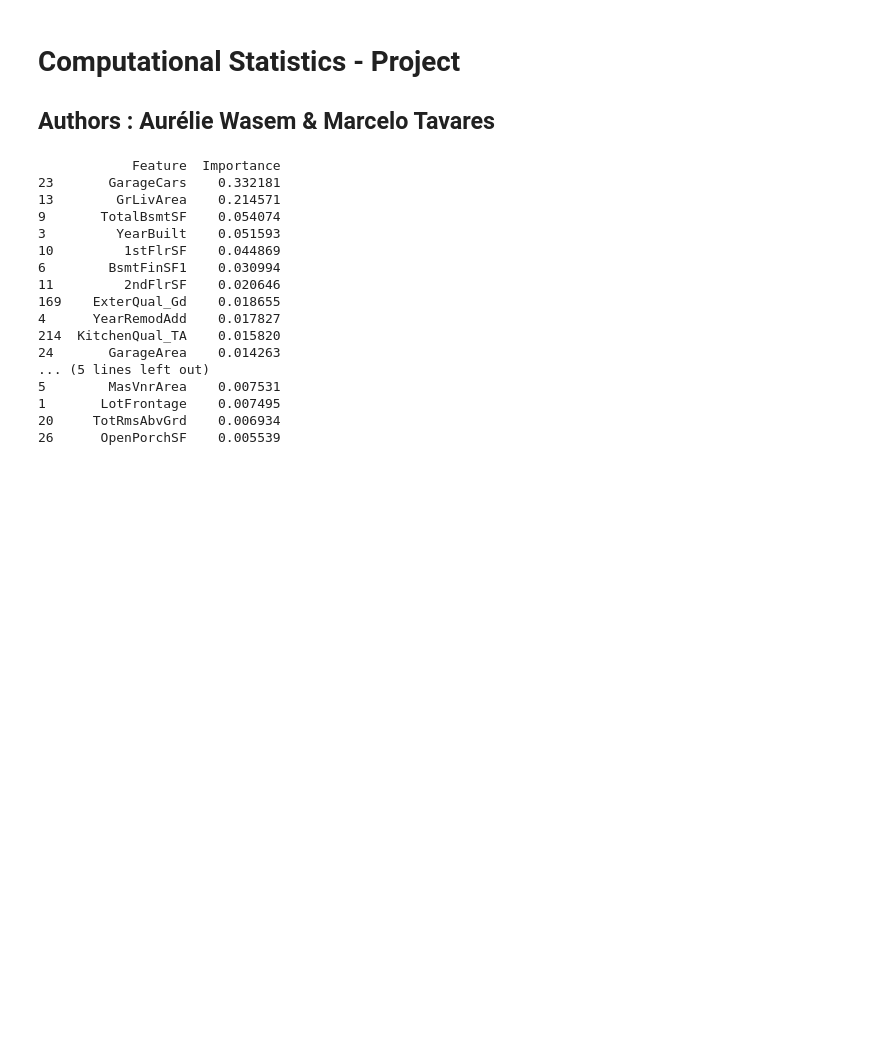
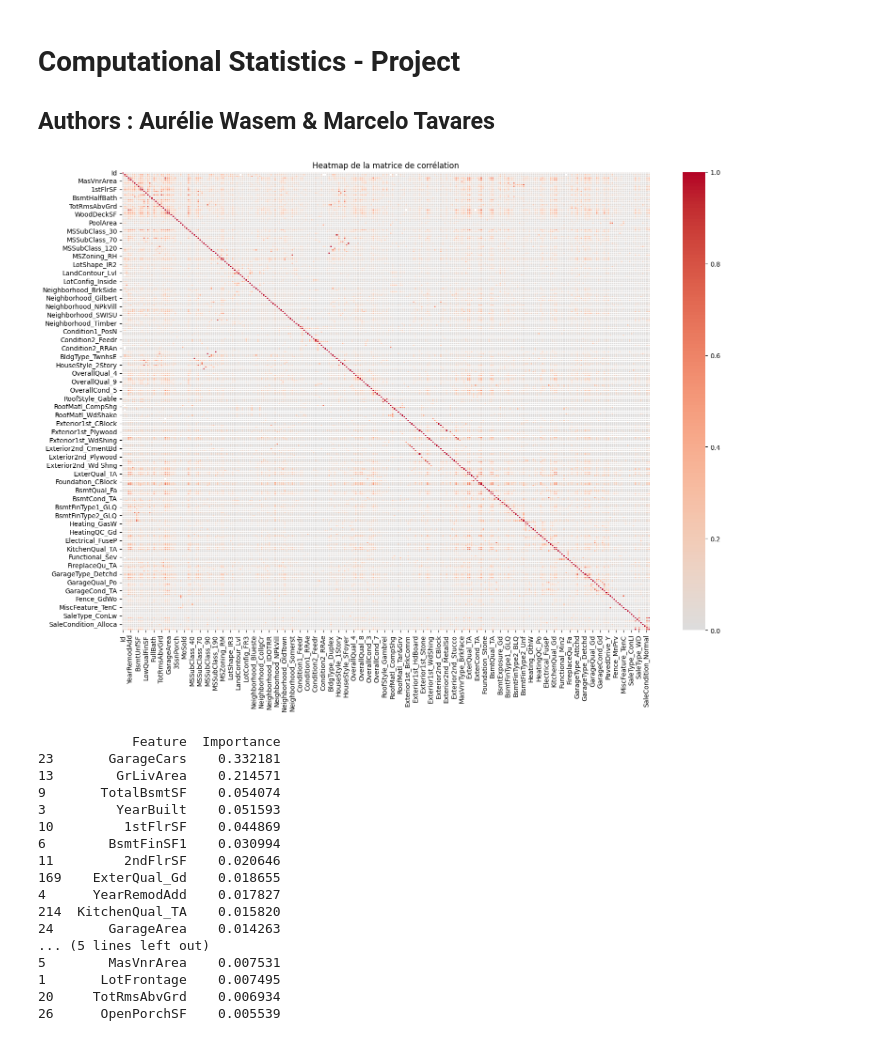
Before and after one commit to decimoplays/CStat-Project, a Jupyter notebook: cstat-project.ipynb, the cells around one changed output. Cells and saved outputs as stored; diff of their text form; code cells hidden in the pictures; blank space fills up the shorter version.

```diff
--- a/cstat-project.ipynb
+++ b/cstat-project.ipynb
@@ -75,4 +75,30 @@ for col in cat_vars:
     train_df[col] = train_df[col].astype('category')
 
 salePrice = 'SalePrice'
+# %%
+# Encodage des variables catégorielles
+df_encoded = pd.get_dummies(train_df, drop_first=True, dtype=int)
+
+# Calculer la matrice de corrélation
+corr_matrix = df_encoded.corr(numeric_only=True).abs()
+
+# Sélectionner les corrélations > 0.9 (et pas la diagonale)
+upper = corr_matrix.where(
+    np.triu(np.ones(corr_matrix.shape), k=1).astype(bool)
+)
+
+# Tracer la heatmap
+plt.figure(figsize=(16, 12))
+sns.heatmap(corr_matrix, cmap='coolwarm', center=0, annot=False, fmt=".2f", linewidths=0.5)
+plt.title('Heatmap de la matrice de corrélation')
+plt.tight_layout()
+plt.show()
+
+# Trouver les colonnes à supprimer (fortement corrélées)
+to_drop = [column for column in upper.columns if any(upper[column] > 0.9)]
+
+# Supprimer ces colonnes du DataFrame
+df_encoded = df_encoded.drop(columns=to_drop)
+# %% [output]
+[figure, added]
 # %%
```
Also changed, not shown: parts of 6 cells of this notebook.
